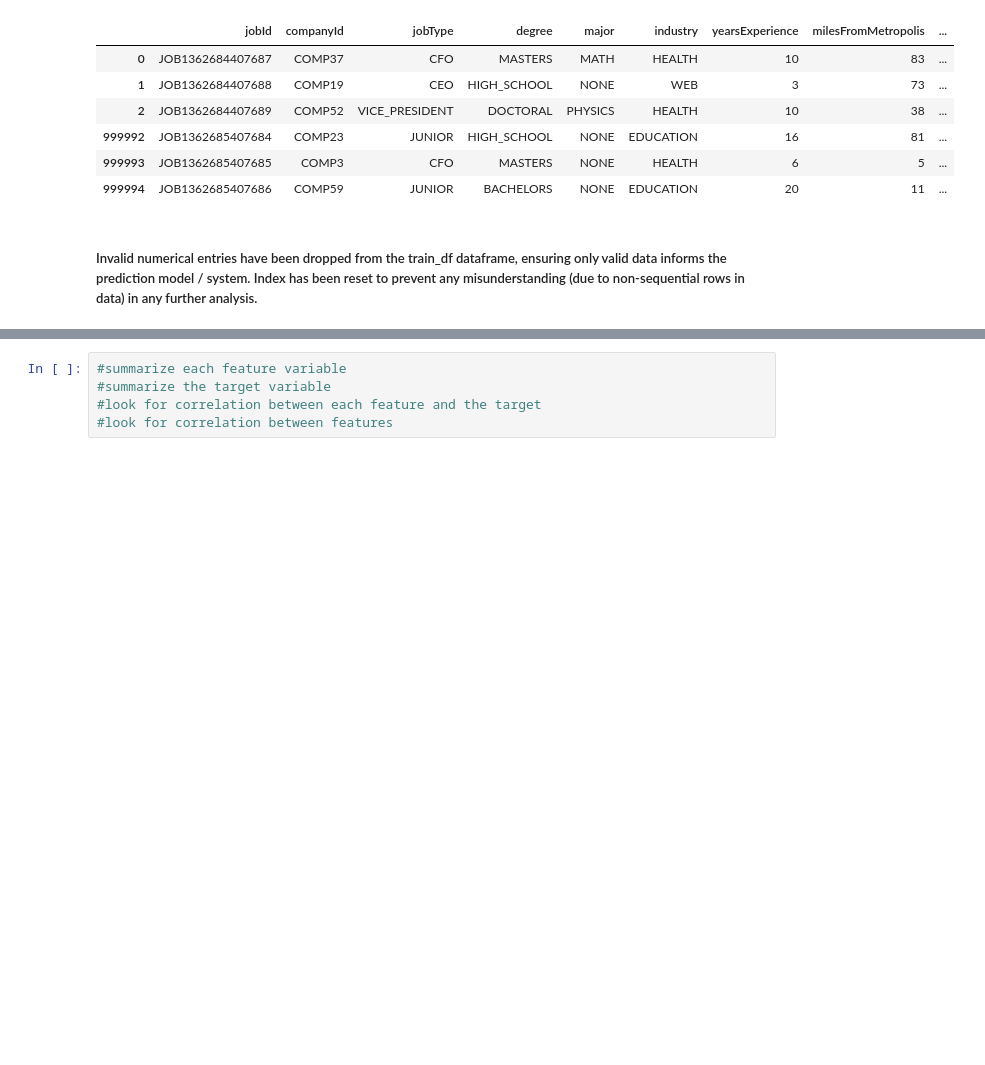
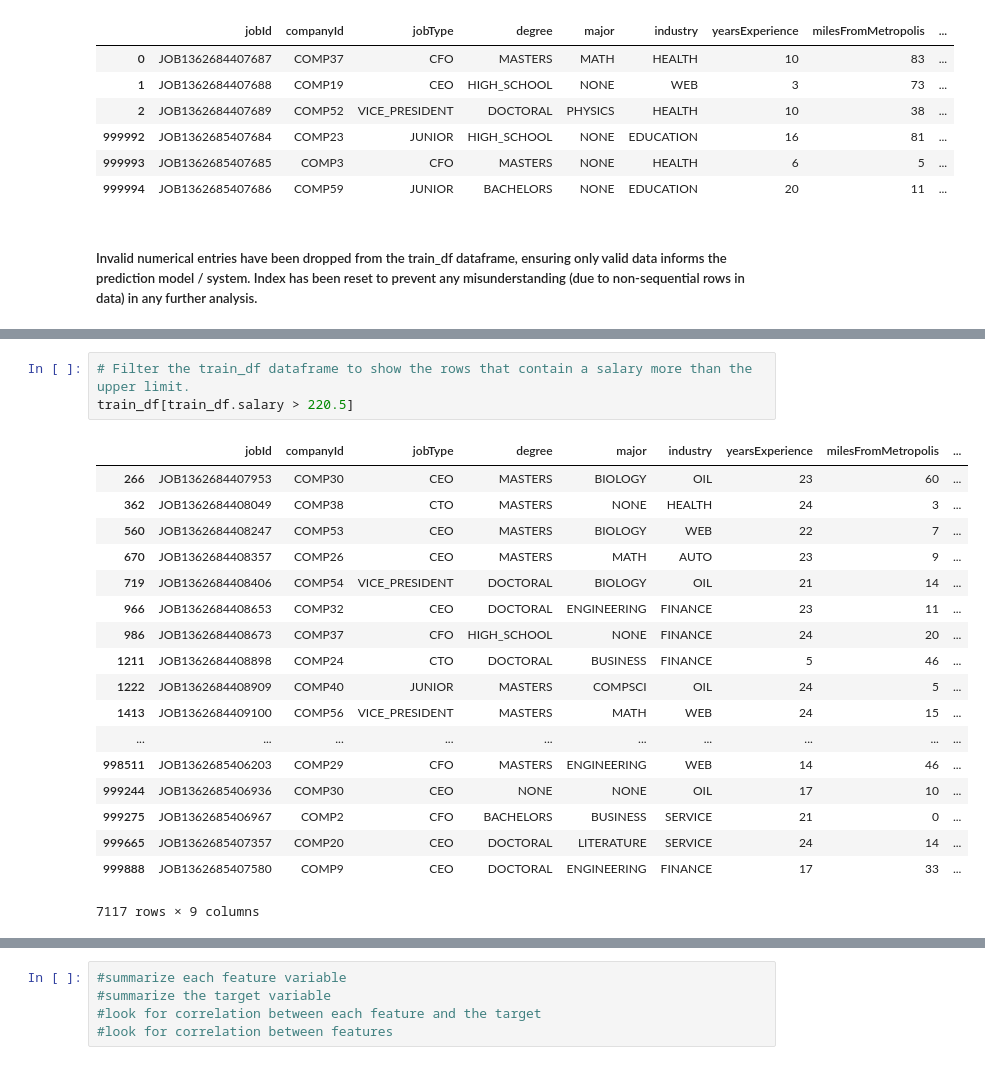
Before and after one commit to ross-macdonald-rm/salarypredictionportfolio, a Jupyter notebook: Salary Prediction Project.ipynb, the cells around one changed output, grey strips where cells are left out. Drawn from its saved outputs; the diff is of its cells as text; blank space fills up the shorter version.

```diff
--- a/Salary Prediction Project.ipynb
+++ b/Salary Prediction Project.ipynb
@@ -269,0 +273,22 @@ NameError: name 'Q1' is not defined
+# %%
+# Filter the train_df dataframe to show the rows that contain a salary more than the upper limit.
+train_df[train_df.salary > 220.5]
+# %% [output]
+|  | jobId | companyId | jobType | degree | major | industry | yearsExperience | milesFromMetropolis | ... |
+| 266 | JOB1362684407953 | COMP30 | CEO | MASTERS | BIOLOGY | OIL | 23 | 60 | ... |
+| 362 | JOB1362684408049 | COMP38 | CTO | MASTERS | NONE | HEALTH | 24 | 3 | ... |
+| 560 | JOB1362684408247 | COMP53 | CEO | MASTERS | BIOLOGY | WEB | 22 | 7 | ... |
+| 670 | JOB1362684408357 | COMP26 | CEO | MASTERS | MATH | AUTO | 23 | 9 | ... |
+| 719 | JOB1362684408406 | COMP54 | VICE_PRESIDENT | DOCTORAL | BIOLOGY | OIL | 21 | 14 | ... |
+| 966 | JOB1362684408653 | COMP32 | CEO | DOCTORAL | ENGINEERING | FINANCE | 23 | 11 | ... |
+| 986 | JOB1362684408673 | COMP37 | CFO | HIGH_SCHOOL | NONE | FINANCE | 24 | 20 | ... |
+| 1211 | JOB1362684408898 | COMP24 | CTO | DOCTORAL | BUSINESS | FINANCE | 5 | 46 | ... |
+| 1222 | JOB1362684408909 | COMP40 | JUNIOR | MASTERS | COMPSCI | OIL | 24 | 5 | ... |
+| 1413 | JOB1362684409100 | COMP56 | VICE_PRESIDENT | MASTERS | MATH | WEB | 24 | 15 | ... |
+| ... | ... | ... | ... | ... | ... | ... | ... | ... | ... |
+| 998511 | JOB1362685406203 | COMP29 | CFO | MASTERS | ENGINEERING | WEB | 14 | 46 | ... |
+| 999244 | JOB1362685406936 | COMP30 | CEO | NONE | NONE | OIL | 17 | 10 | ... |
+| 999275 | JOB1362685406967 | COMP2 | CFO | BACHELORS | BUSINESS | SERVICE | 21 | 0 | ... |
+| 999665 | JOB1362685407357 | COMP20 | CEO | DOCTORAL | LITERATURE | SERVICE | 24 | 14 | ... |
+| 999888 | JOB1362685407580 | COMP9 | CEO | DOCTORAL | ENGINEERING | FINANCE | 17 | 33 | ... |
+7117 rows × 9 columns
```
Also changed, not shown: parts of 29 cells of this notebook.
